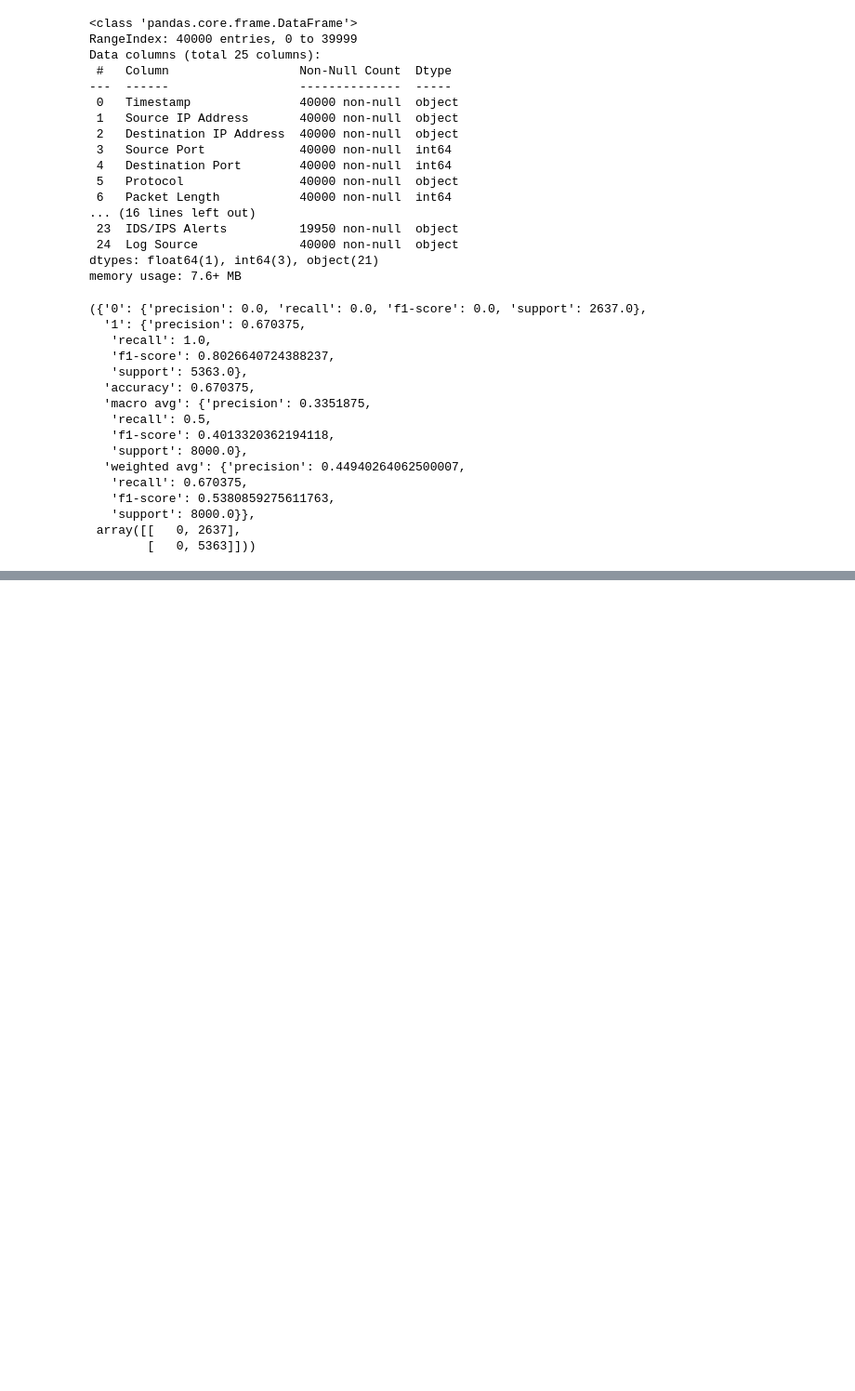
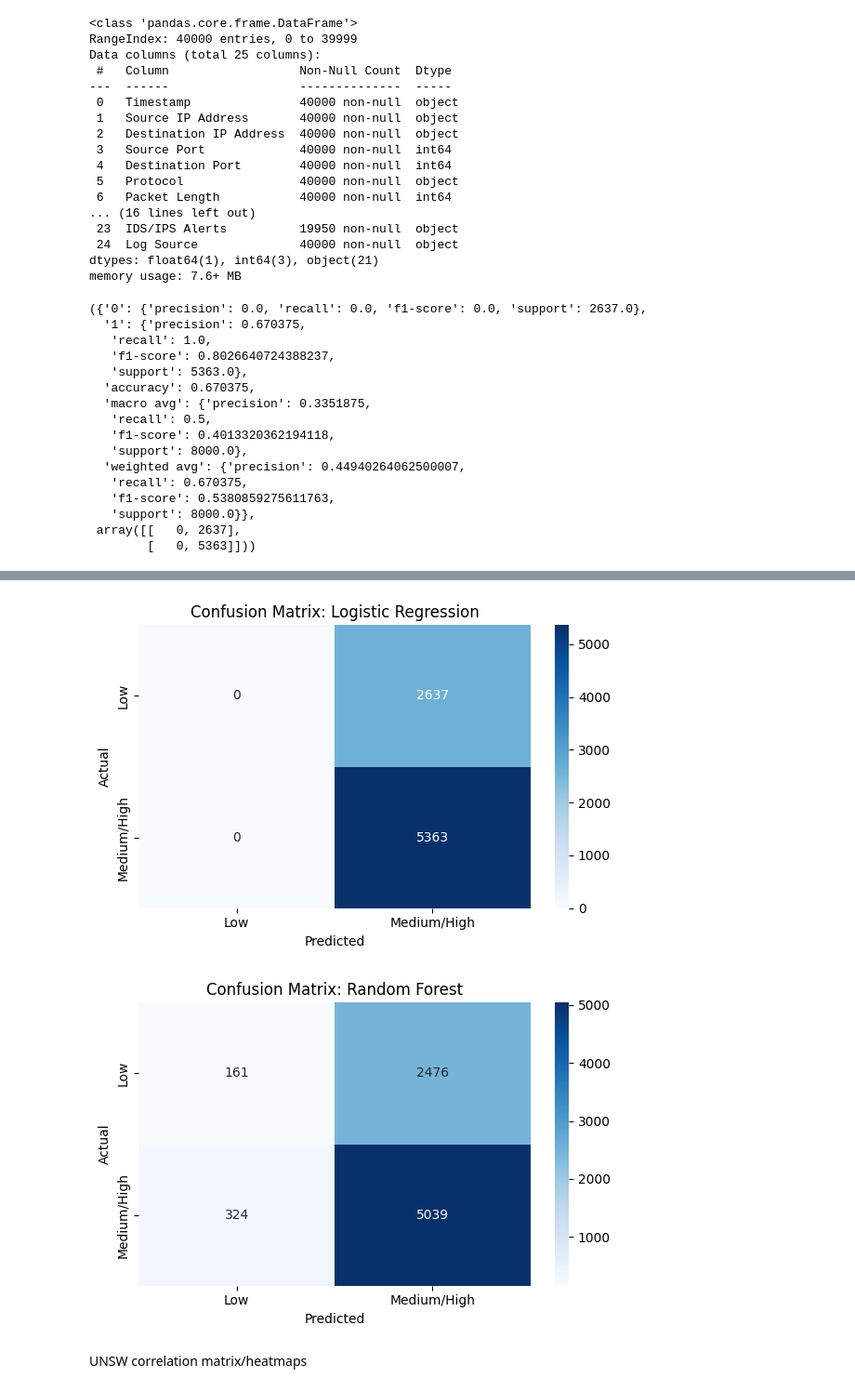
Before and after one commit to JoshZuss/Capstone-week-4-hw-, a Jupyter notebook: Untitled-1.ipynb, the cells around one changed output, grey strips where cells are left out. Shown at 93% size. Cells and saved outputs as stored; diff of their text form; code cells hidden in the pictures; blank space fills up the shorter version.

```diff
--- a/Untitled-1.ipynb
+++ b/Untitled-1.ipynb
@@ -98,0 +121,33 @@ conf_matrix = confusion_matrix(y_test, y_pred)
+# %%
+import matplotlib.pyplot as plt
+import seaborn as sns
+from sklearn.metrics import confusion_matrix
+import numpy as np
+
+# Simulated labels from earlier confusion matrix for cybersecurity_attacks.csv
+y_true = np.array([0]*2637 + [1]*5363)
+y_pred_lr = np.array([1]*8000)          # Logistic regression predicted all as high
+y_pred_rf = np.array([1]*2476 + [0]*161 + [1]*5039 + [0]*324)  # Random forest predictions from confusion matrix
+
+# Confusion matrices
+cm_lr = confusion_matrix(y_true, y_pred_lr)
+cm_rf = confusion_matrix(y_true, y_pred_rf)
+
+# Plotting function
+def plot_confusion_matrix(cm, title, labels):
+    plt.figure(figsize=(6, 4))
+    sns.heatmap(cm, annot=True, fmt='d', cmap="Blues", xticklabels=labels, yticklabels=labels)
+    plt.title(title)
+    plt.xlabel("Predicted")
+    plt.ylabel("Actual")
+    plt.tight_layout()
+    plt.show()
+
+# Plot both confusion matrices
+plot_confusion_matrix(cm_lr, "Confusion Matrix: Logistic Regression", ["Low", "Medium/High"])
+plot_confusion_matrix(cm_rf, "Confusion Matrix: Random Forest", ["Low", "Medium/High"])
+# %% [output]
+[figure, added]
+[figure, added]
+# %% [markdown]
+UNSW correlation matrix/heatmaps
```
Also changed, not shown: parts of 4 cells of this notebook.
